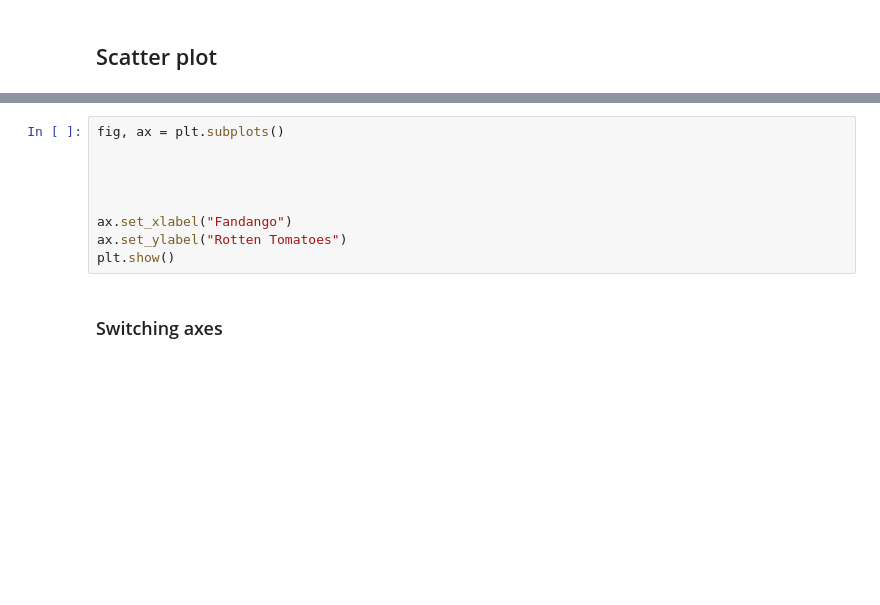
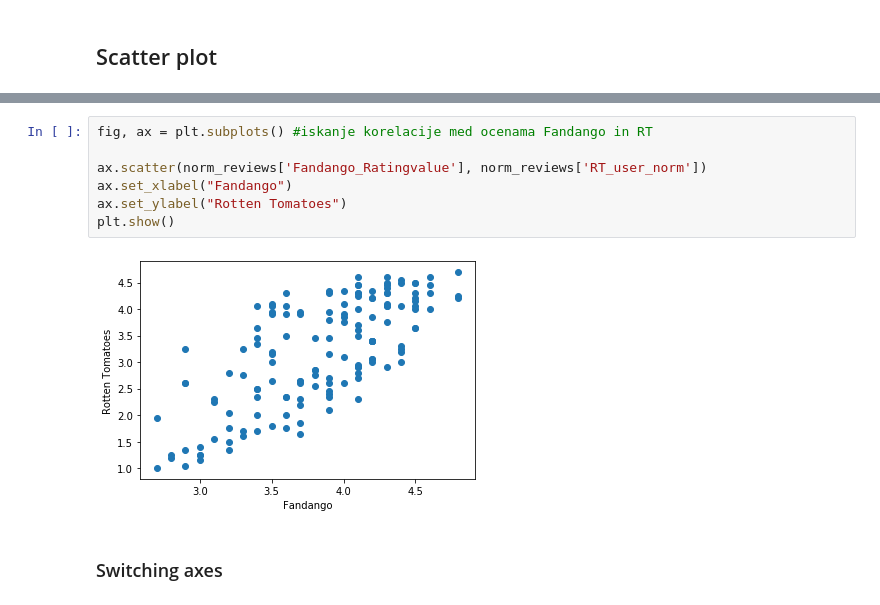
Before and after one commit to kovaxoid/Analitika_podatkov_python, a Jupyter notebook: Del_05_Prikazovanje_podatkov_osnovno/05_Prikazovanje_podatkov_osnovno_CLEAN.ipynb, the cells around one changed output, grey strips where cells are left out. Drawn from its saved outputs; the diff is of its cells as text; blank space fills up the shorter version.

```diff
--- a/Del_05_Prikazovanje_podatkov_osnovno/05_Prikazovanje_podatkov_osnovno_CLEAN.ipynb
+++ b/Del_05_Prikazovanje_podatkov_osnovno/05_Prikazovanje_podatkov_osnovno_CLEAN.ipynb
@@ -420,14 +420,14 @@ plt.show()
 
 <p><img alt="Imgur" src="images/scatter_plot_intro.png"></p>
 # %%
-fig, ax = plt.subplots()
+fig, ax = plt.subplots() #iskanje korelacije med ocenama Fandango in RT
 
-
-
-
+ax.scatter(norm_reviews['Fandango_Ratingvalue'], norm_reviews['RT_user_norm'])
 ax.set_xlabel("Fandango")
 ax.set_ylabel("Rotten Tomatoes")
 plt.show()
+# %% [output]
+[figure, added]
 # %% [markdown]
 ### Switching axes
 # %%
```
Also changed, not shown: parts of 11 cells of this notebook, 35 other files.
